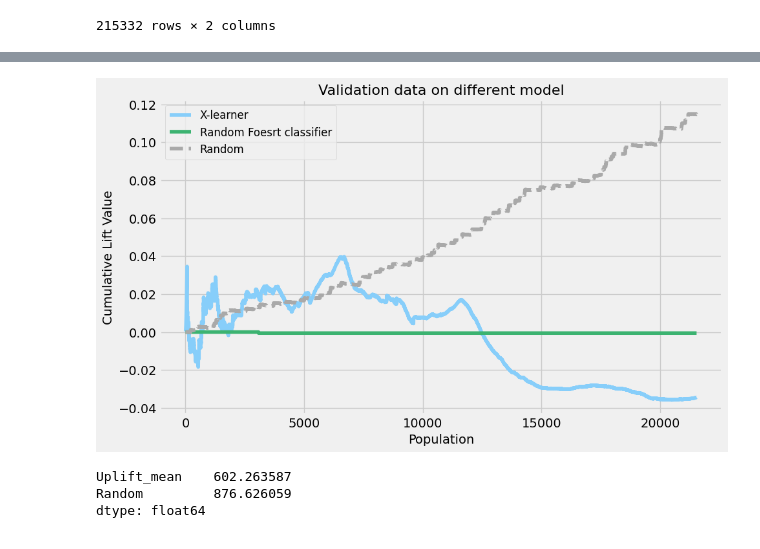
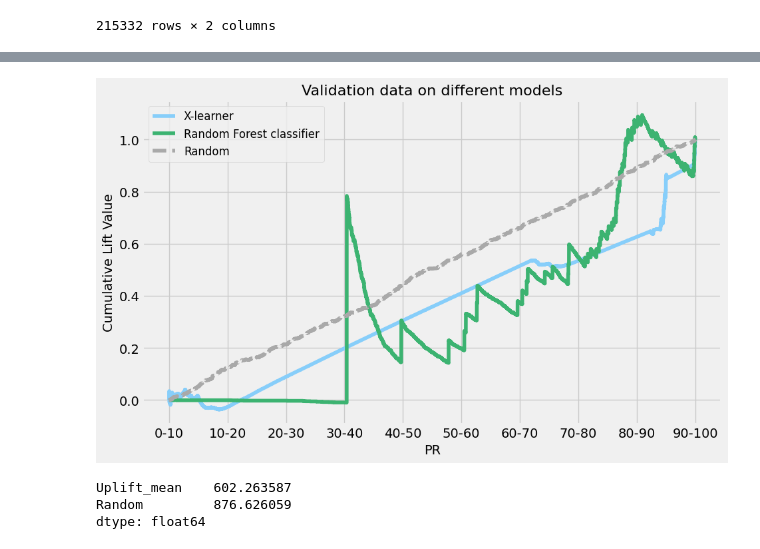
Before and after one commit to sssylvia0/Uplift_Model, a Jupyter notebook: Model.ipynb, the cells around one changed output, grey strips where cells are left out. Saved outputs shown, nothing was run; the diff lists cells and outputs as text; code cells hidden in the pictures.

```diff
--- a/Model.ipynb
+++ b/Model.ipynb
@@ -1083,26 +1428,37 @@ df
 # %%
 import matplotlib.pyplot as plt
+import pandas as pd
 
-df = pd.concat([cumgain, cumgain_1['Uplift_mean']],axis=1)
-df = df[:(len(df)//10)]
+# Assuming you have already imported pandas as pd and have the necessary dataframes
+
+df = pd.concat([cumgain, cumgain_1['Uplift_mean']], axis=1)
+#df = df[:(len(df) // 10)]
 x = df.index
+
+# Define the ranges for the x-axis labels
+ranges = ['0-10', '10-20', '20-30', '30-40', '40-50', '50-60', '60-70', '70-80', '80-90', '90-100']
+# Resample x to have 11 evenly spaced points
+x_resampled = np.linspace(0, len(x) - 1, 10, dtype=int)
 
 # Plotting the lines with customizations
 plt.figure(figsize=(10, 6))  # Set the size of the plot
 plt.plot(x, df['X_te'], label='X-learner', color='lightskyblue')  # Set color and line width
-plt.plot(x, df['Uplift_mean'], label='Random Foesrt classifier', color='mediumseagreen')  # Set color and line style
+plt.plot(x, df['Uplift_mean'], label='Random Forest classifier', color='mediumseagreen')  # Set color and line style
 plt.plot(x, df['Random'], label='Random', color='darkgray', linestyle='--')  # Set color and marker
 
 # Adding labels, title, and legend with custom text size
-plt.xlabel('Population', fontsize=14)  # Set x-axis label with custom text size
+plt.xlabel('PR', fontsize=14)  # Set x-axis label with custom text size
 plt.ylabel('Cumulative Lift Value', fontsize=14)  # Set y-axis label with custom text size
-plt.title('Validation data on different model', fontsize=16)  # Set title with custom text size
+plt.title('Validation data on different models', fontsize=16)  # Set title with custom text size
 plt.legend(fontsize=12)  # Set legend with custom text size
+
+# Setting x-axis ticks and labels
+plt.xticks(x_resampled, ranges)
 
 # Displaying the plot
 plt.show()
 # %% [output]
-[figure, old version]
+[figure, new version]
 # %%
 from causalml.metrics import plot_gain, get_cumgain, auuc_score
 T = res
```
Also changed, not shown: parts of 18 cells of this notebook.
